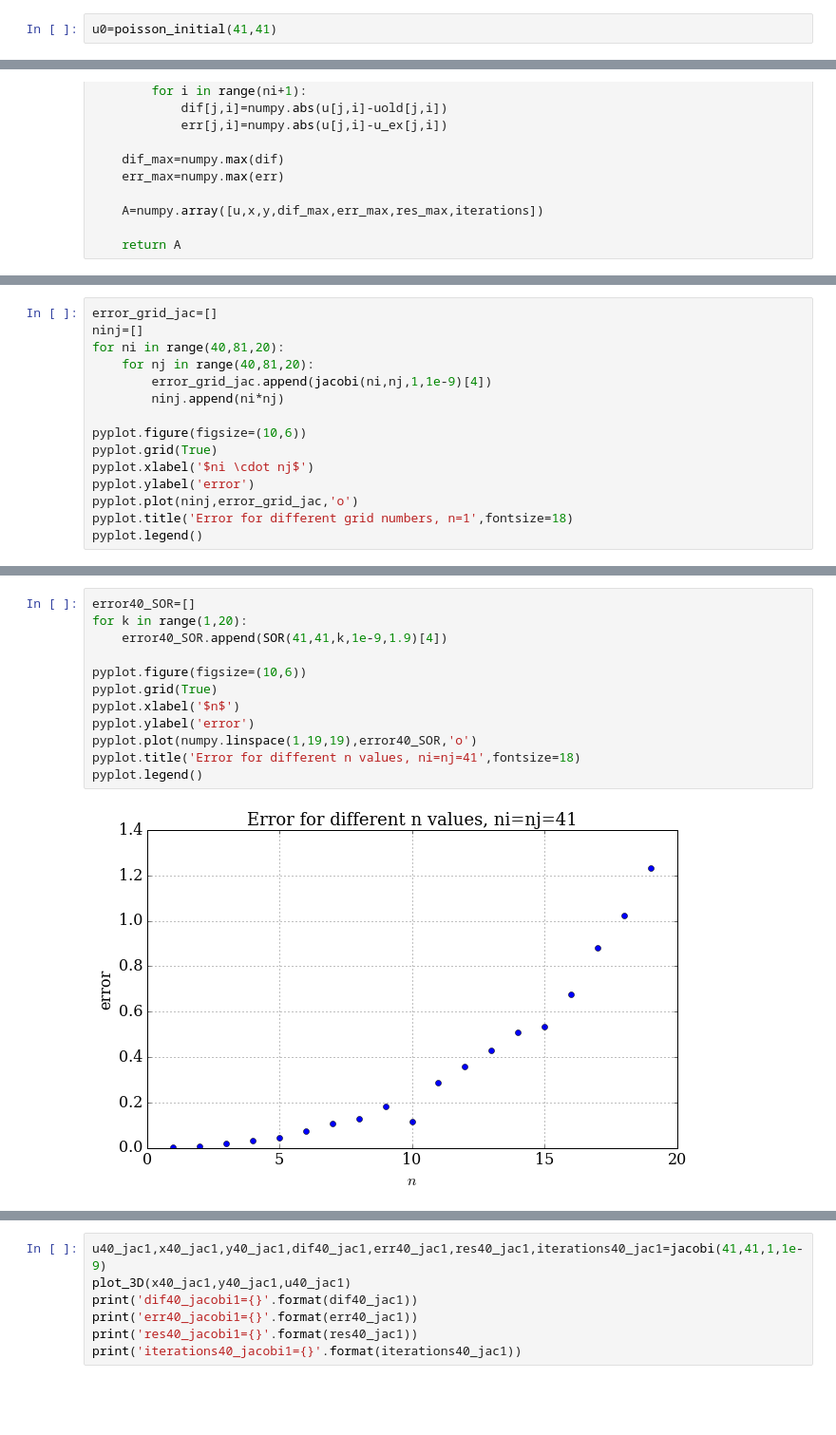
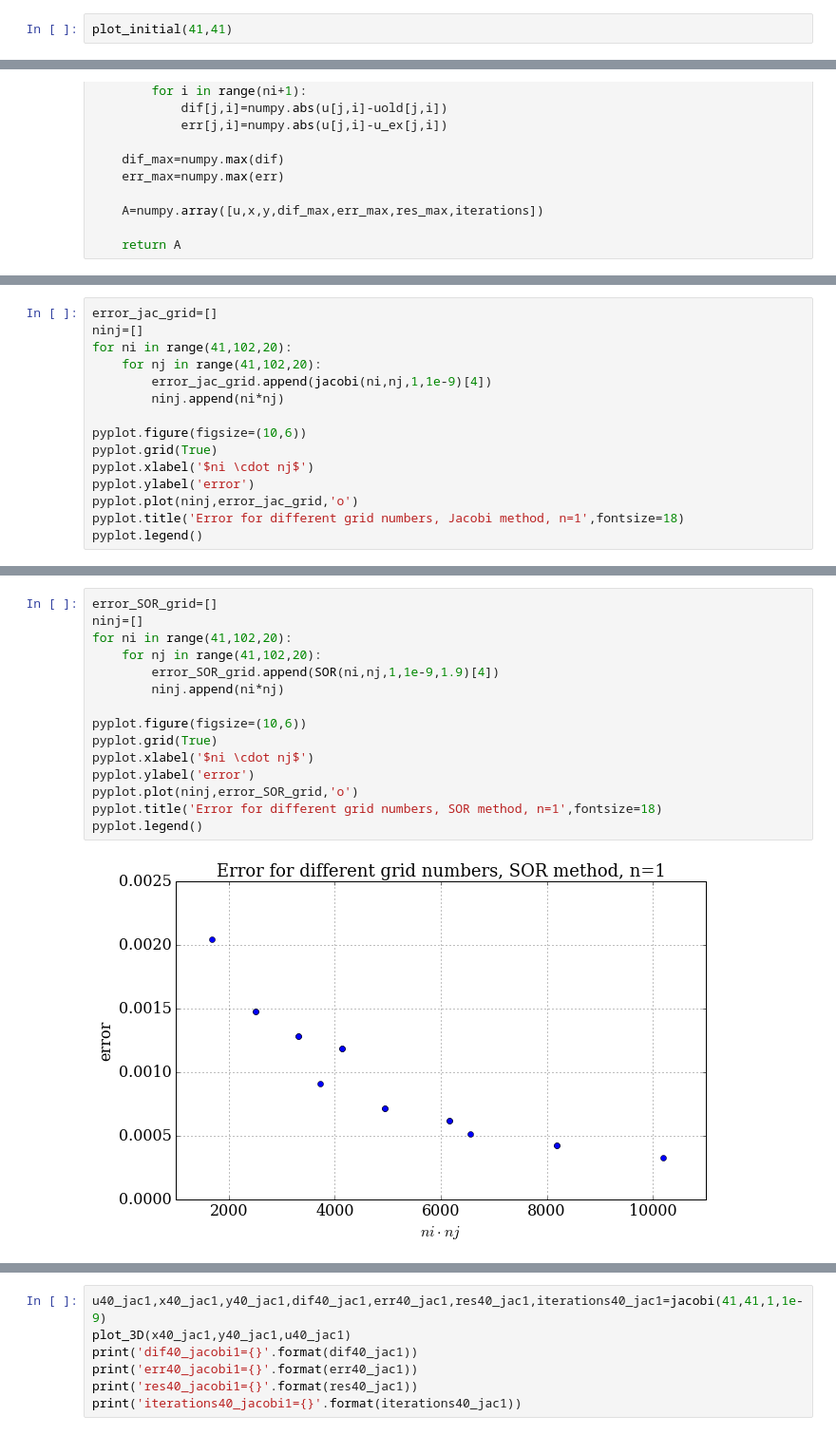
Before and after one commit to yujiasheng912/MAE6225, a Jupyter notebook: poisson2d_sin.ipynb, the cells around one changed output, grey strips where cells are left out. Shown: that part at 95% size. Drawn from its saved outputs; the diff is of its cells as text; blank space fills up the shorter version.

```diff
--- a/poisson2d_sin.ipynb
+++ b/poisson2d_sin.ipynb
@@ -36,3 +35,3 @@ def poisson_initial(ni,nj):
 # %%
-u0=poisson_initial(41,41)
+plot_initial(41,41)
 # %% [output]
@@ -210,16 +231,16 @@ pyplot.legend()
 # %%
-error_grid_jac=[]
+error_jac_grid=[]
 ninj=[]
-for ni in range(40,81,20):
-    for nj in range(40,81,20):
-        error_grid_jac.append(jacobi(ni,nj,1,1e-9)[4])
+for ni in range(41,102,20):
+    for nj in range(41,102,20):
+        error_jac_grid.append(jacobi(ni,nj,1,1e-9)[4])
         ninj.append(ni*nj)
 
 pyplot.figure(figsize=(10,6))
 pyplot.grid(True)
 pyplot.xlabel('$ni \cdot nj$')
 pyplot.ylabel('error')
-pyplot.plot(ninj,error_grid_jac,'o')
-pyplot.title('Error for different grid numbers, n=1',fontsize=18)
+pyplot.plot(ninj,error_jac_grid,'o')
+pyplot.title('Error for different grid numbers, Jacobi method, n=1',fontsize=18)
 pyplot.legend()
 # %% [output]
@@ -227,14 +248,17 @@ pyplot.legend()
 # %%
-error40_SOR=[]
-for k in range(1,20):
-    error40_SOR.append(SOR(41,41,k,1e-9,1.9)[4])
+error_SOR_grid=[]
+ninj=[]
+for ni in range(41,102,20):
+    for nj in range(41,102,20):
+        error_SOR_grid.append(SOR(ni,nj,1,1e-9,1.9)[4])
+        ninj.append(ni*nj)
 
 pyplot.figure(figsize=(10,6))
 pyplot.grid(True)
-pyplot.xlabel('$n$')
+pyplot.xlabel('$ni \cdot nj$')
 pyplot.ylabel('error')
-pyplot.plot(numpy.linspace(1,19,19),error40_SOR,'o')
-pyplot.title('Error for different n values, ni=nj=41',fontsize=18)
+pyplot.plot(ninj,error_SOR_grid,'o')
+pyplot.title('Error for different grid numbers, SOR method, n=1',fontsize=18)
 pyplot.legend()
 # %% [output]
-[figure, old version]
+[figure, new version]
```
Also changed, not shown: parts of 17 cells of this notebook, 1 other file.
